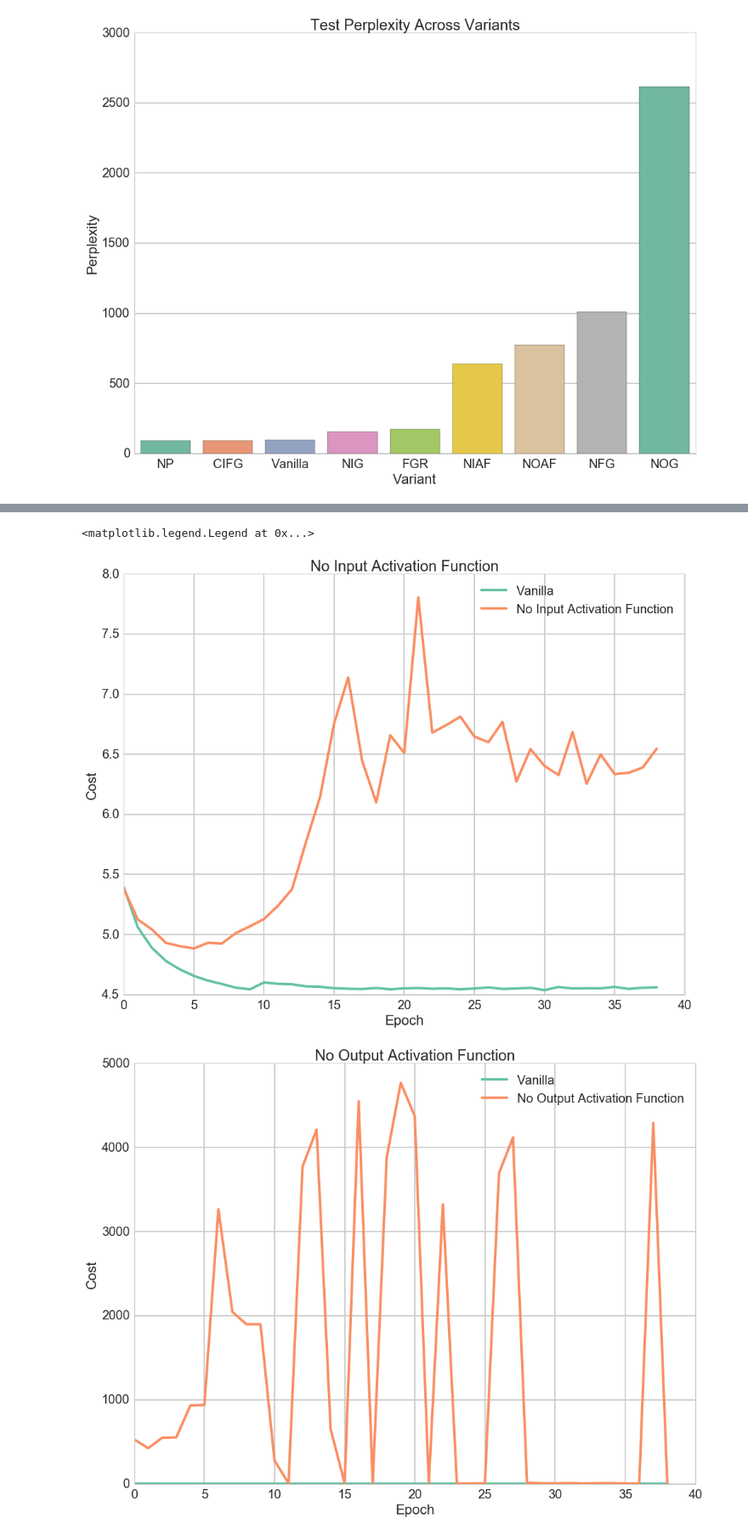
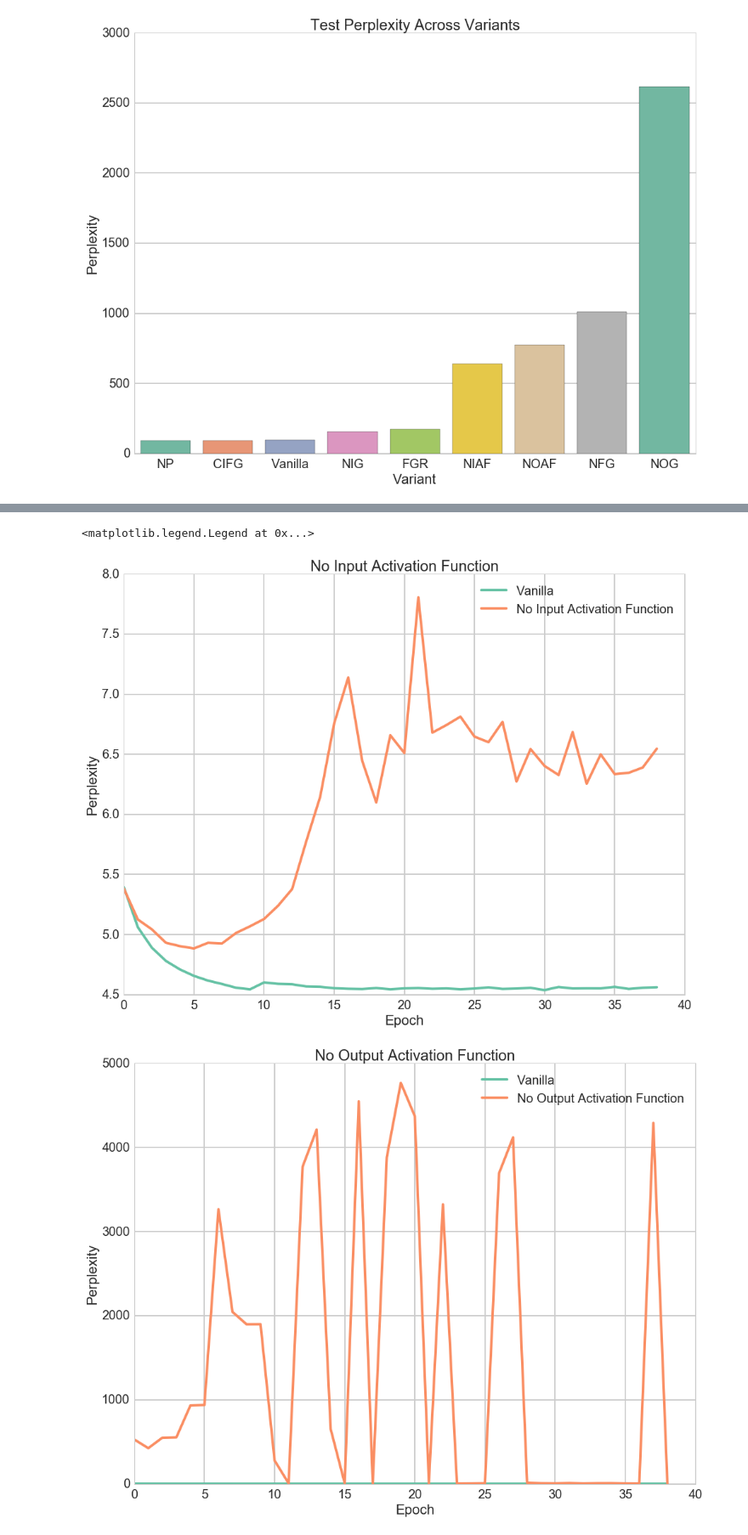
Before and after one commit to fomorians/lstm-odyssey, a Jupyter notebook: Results.ipynb, the cells around one changed output, grey strips where cells are left out. Shown at 85% size. Drawn from its saved outputs; the diff is of its cells as text; code cells hidden in the pictures.

```diff
--- a/Results.ipynb
+++ b/Results.ipynb
@@ -69,43 +75,43 @@ fig.set_size_inches(16, 12, forward=False)
 plot_results(axs, 'results/vanilla.csv', 'Vanilla')
 plot_results(axs, 'results/niaf.csv', 'No Input Activation Function')
 plt.title('No Input Activation Function')
-plt.ylabel('Cost')
+plt.ylabel('Perplexity')
 plt.xlabel('Epoch')
 plt.legend()
 
 fig, axs = plt.subplots(1, 1, sharex=True, sharey=True)
 fig.set_size_inches(16, 12, forward=False)
 plot_results(axs, 'results/vanilla.csv', 'Vanilla')
 plot_results(axs, 'results/noaf.csv', 'No Output Activation Function')
 plt.title('No Output Activation Function')
-plt.ylabel('Cost')
+plt.ylabel('Perplexity')
 plt.xlabel('Epoch')
 plt.legend()
 
 fig, axs = plt.subplots(1, 1, sharex=True, sharey=True)
 fig.set_size_inches(16, 12, forward=False)
 plot_results(axs, 'results/vanilla.csv', 'Vanilla')
 plot_results(axs, 'results/cifg.csv', 'Coupled Input-Forget Gate')
-plt.ylabel('Cost')
+plt.ylabel('Perplexity')
 plt.xlabel('Epoch')
 plt.legend()
 
 fig, axs = plt.subplots(1, 1, sharex=True, sharey=True)
 fig.set_size_inches(16, 12, forward=False)
 plot_results(axs, 'results/vanilla.csv', 'Vanilla')
 plot_results(axs, 'results/np.csv', 'No Peepholes')
-plt.ylabel('Cost')
+plt.ylabel('Perplexity')
 plt.xlabel('Epoch')
 plt.legend()
 
 fig, axs = plt.subplots(1, 1, sharex=True, sharey=True)
 fig.set_size_inches(16, 12, forward=False)
 plot_results(axs, 'results/vanilla.csv', 'Vanilla')
 plot_results(axs, 'results/fgr.csv', 'Full Gate Recurrence')
-plt.ylabel('Cost')
+plt.ylabel('Perplexity')
 plt.xlabel('Epoch')
 plt.legend()
 # %% [output]
 <matplotlib.legend.Legend at 0x...>
-[figure, old version]
+[figure, new version]
-[figure, old version]
+[figure, new version]
```
Also changed, not shown: parts of 6 cells of this notebook.
